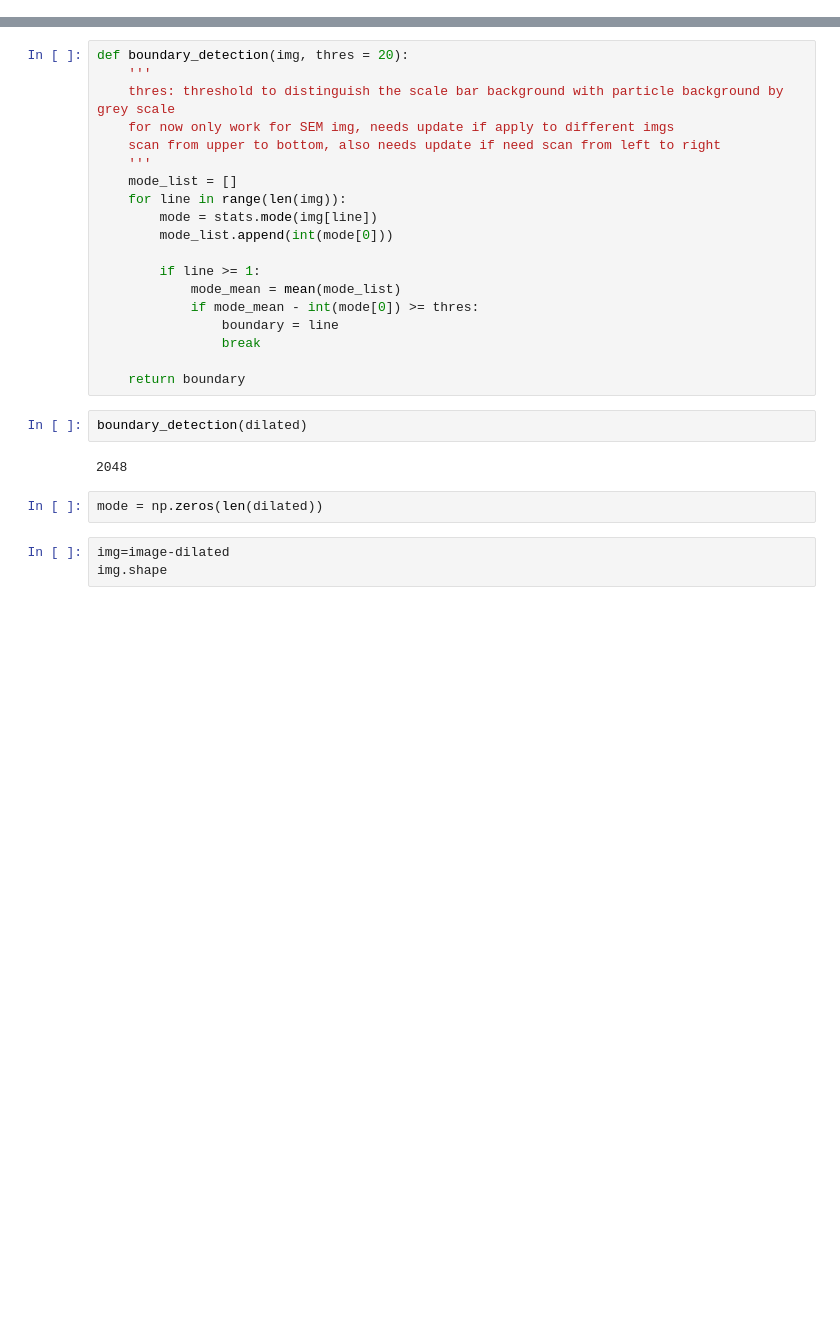
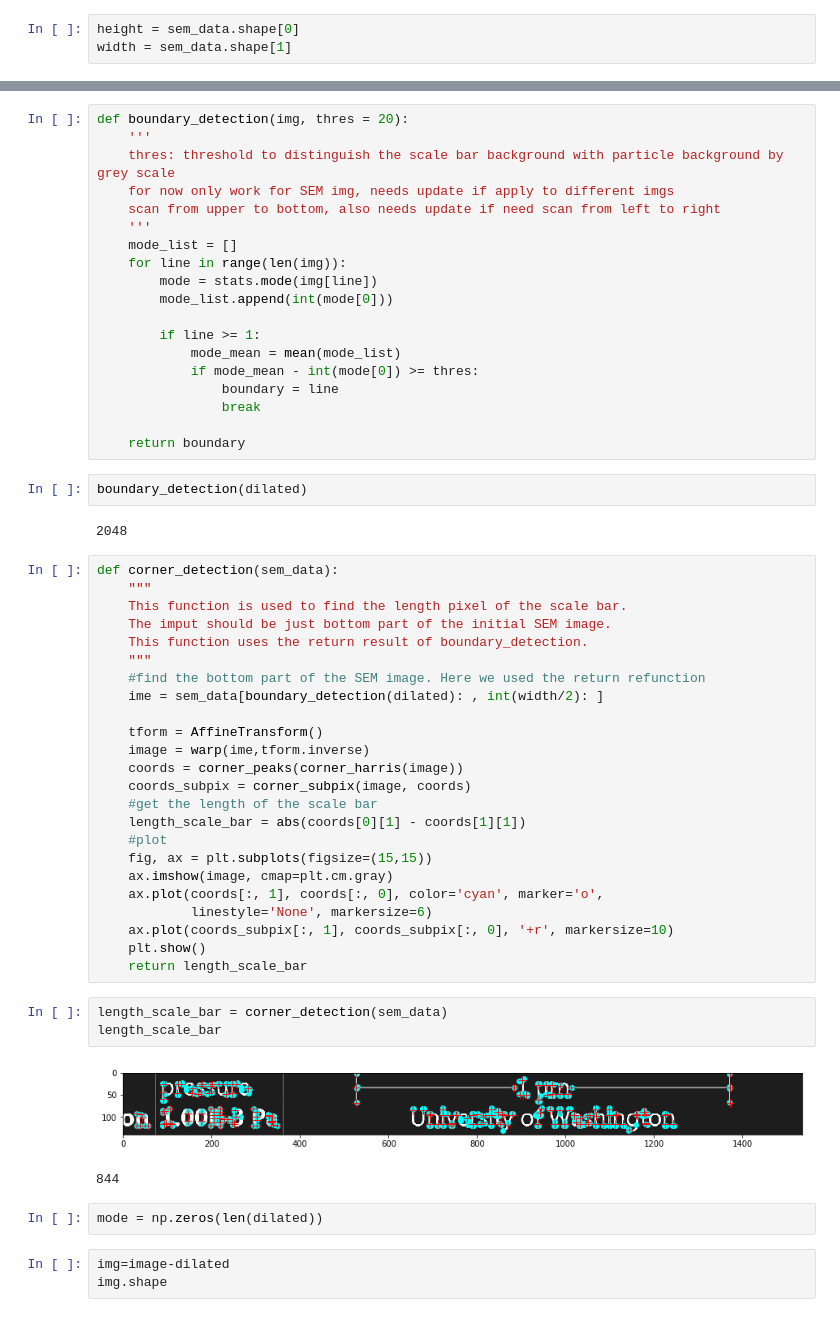
Before and after one commit to yamanmy/partycool, a Jupyter notebook: partycool_my.ipynb, the cells around one changed output, grey strips where cells are left out. Drawn from its saved outputs; the diff is of its cells as text; blank space fills up the shorter version.

Commit message:
add the scale bar function

```diff
--- a/partycool_my.ipynb
+++ b/partycool_my.ipynb
@@ -25,6 +28,9 @@ sem_data= cv2.imread('example_images/sem_1.jpg',0)
 sem_data.shape
 # %% [output]
 (2188, 3072)
+# %%
+height = sem_data.shape[0]
+width = sem_data.shape[1]
 # %%
 # Convert to float: Important for subtraction later which won't work with uint8
 image = sem_data
@@ -80,6 +86,36 @@ def boundary_detection(img, thres = 20):
 boundary_detection(dilated)
 # %% [output]
 2048
+# %%
+def corner_detection(sem_data):
+    """
+    This function is used to find the length pixel of the scale bar.
+    The imput should be just bottom part of the initial SEM image.
+    This function uses the return result of boundary_detection.
+    """
+    #find the bottom part of the SEM image. Here we used the return refunction
+    ime = sem_data[boundary_detection(dilated): , int(width/2): ]
+
+    tform = AffineTransform()
+    image = warp(ime,tform.inverse)
+    coords = corner_peaks(corner_harris(image))
+    coords_subpix = corner_subpix(image, coords)
+    #get the length of the scale bar
+    length_scale_bar = abs(coords[0][1] - coords[1][1])
+    #plot
+    fig, ax = plt.subplots(figsize=(15,15))
+    ax.imshow(image, cmap=plt.cm.gray)
+    ax.plot(coords[:, 1], coords[:, 0], color='cyan', marker='o',
+            linestyle='None', markersize=6)
+    ax.plot(coords_subpix[:, 1], coords_subpix[:, 0], '+r', markersize=10)
+    plt.show()
+    return length_scale_bar
+# %%
+length_scale_bar = corner_detection(sem_data)
+length_scale_bar
+# %% [output]
+[figure, added]
+844
 # %%
 mode = np.zeros(len(dilated))
 # %%
```
Also changed, not shown: parts of 2 cells of this notebook.
